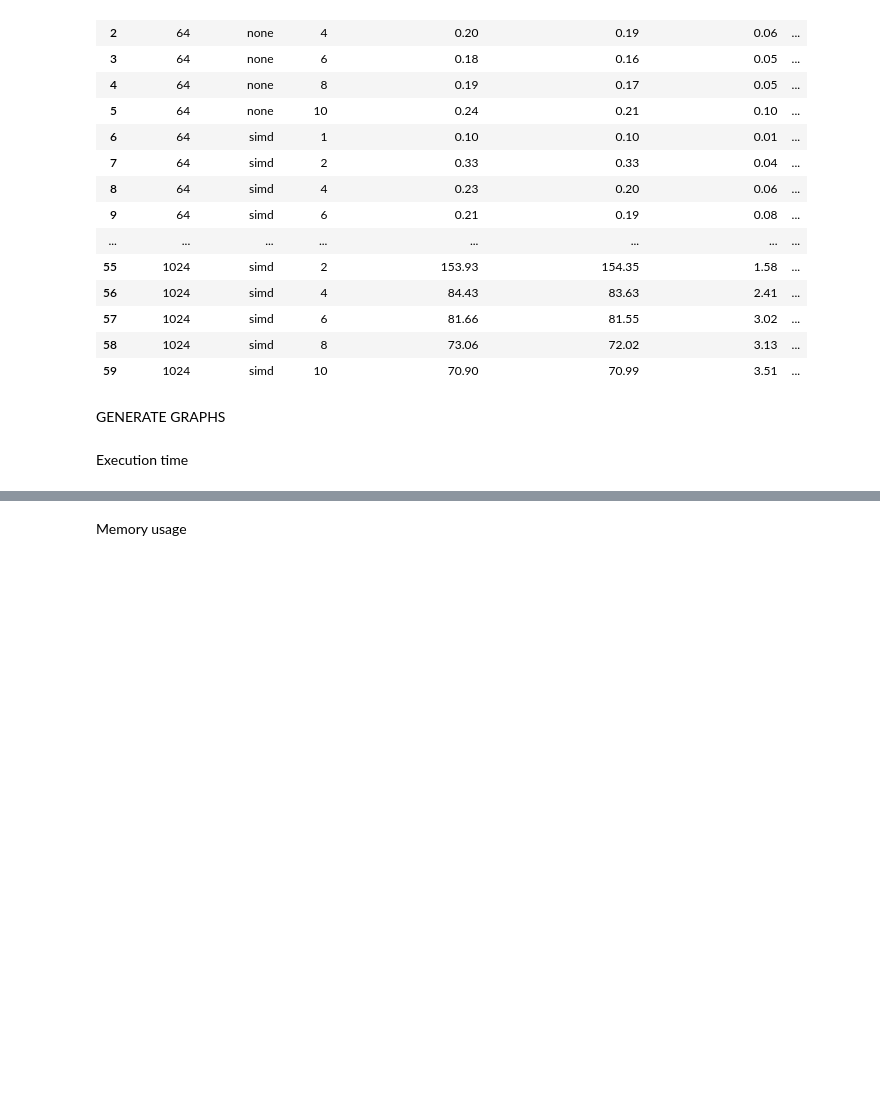
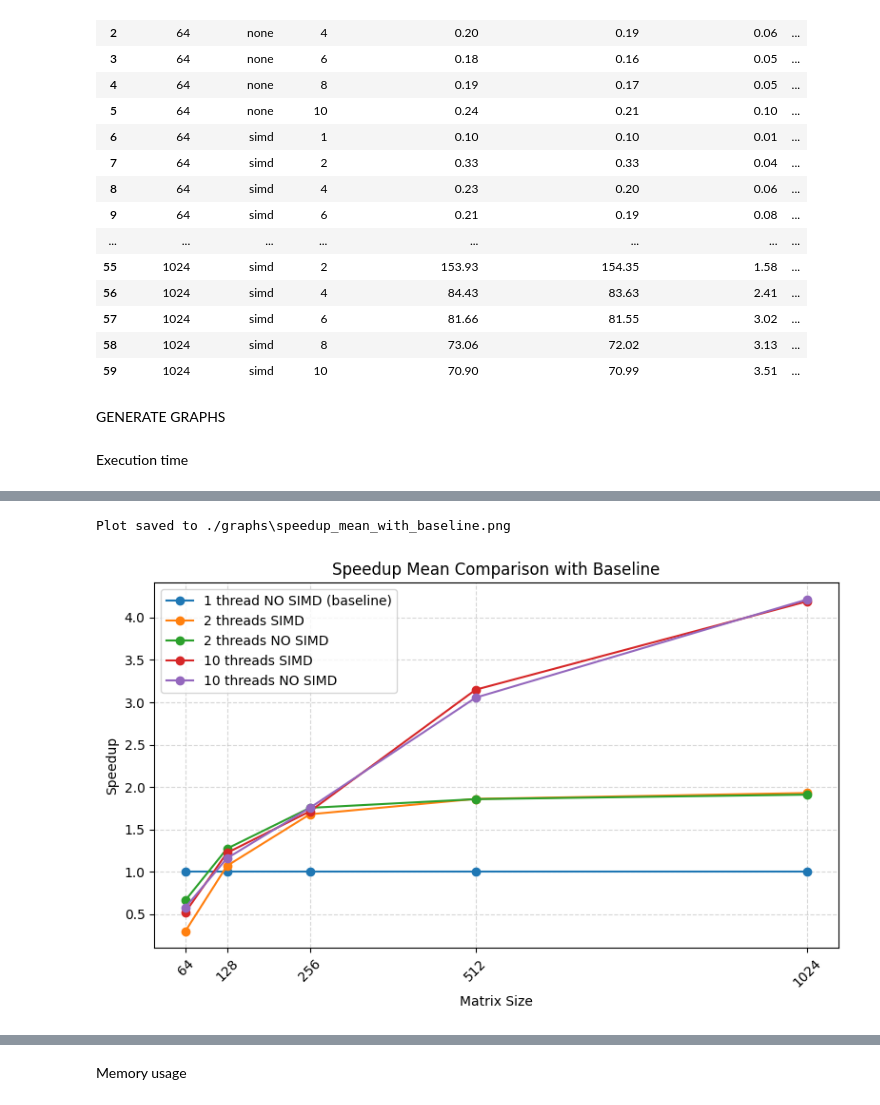
Before and after one commit to KaarloCaballero/Big_data-Task_3, a Jupyter notebook: process_data.ipynb, the cells around one changed output, grey strips where cells are left out. Cells and saved outputs as stored; diff of their text form; code cells hidden in the pictures; blank space fills up the shorter version.

Commit message:
Added final graphs

```diff
--- a/process_data.ipynb
+++ b/process_data.ipynb
@@ -267,0 +346,77 @@ Plot saved to ./graphs\speedup_execution_time_ms_std_without_simd.png
+# %%
+# Preparar variables
+matrix_sizes = sorted(agg_df['matrix_size'].unique())
+
+metric = "execution_time_ms_mean"
+
+speedup_simd_2 = []
+speedup_none_2 = []
+speedup_simd_10 = []
+speedup_none_10 = []
+baseline_1thread_none = []
+
+for size in matrix_sizes:
+
+    # Baseline: 1 thread, no SIMD
+    df_none = agg_df[(agg_df["matrix_size"] == size) & (agg_df["vectorization"] == "none")]
+    t1_none = df_none[df_none["threads"] == 1][metric].mean()
+    baseline_1thread_none.append(1.0)  # speedup baseline is always 1
+
+    # SIMD
+    df_simd = agg_df[(agg_df["matrix_size"] == size) & (agg_df["vectorization"] == "simd")]
+    t1_simd = df_simd[df_simd["threads"] == 1][metric].mean()
+    t2_simd  = df_simd[df_simd["threads"] == 2][metric].mean()
+    t10_simd = df_simd[df_simd["threads"] == 10][metric].mean()
+    speedup_simd_2.append(t1_simd / t2_simd)
+    speedup_simd_10.append(t1_simd / t10_simd)
+
+    # NONE
+    t2_none  = df_none[df_none["threads"] == 2][metric].mean()
+    t10_none = df_none[df_none["threads"] == 10][metric].mean()
+    speedup_none_2.append(t1_none / t2_none)
+    speedup_none_10.append(t1_none / t10_none)
+
+# ----------------------------------------------------------------------
+# Graficar comparación combinada con baseline
+# ----------------------------------------------------------------------
+
+plot_lines(
+    x=matrix_sizes,
+    y=[
+        baseline_1thread_none,
+        speedup_simd_2,
+        speedup_none_2,
+        speedup_simd_10,
+        speedup_none_10
+    ],
+    labels=[
+        "1 thread NO SIMD (baseline)",
+        "2 threads SIMD",
+        "2 threads NO SIMD",
+        "10 threads SIMD",
+        "10 threads NO SIMD"
+    ],
+    file_name="speedup_mean_with_baseline.png",
+    title="Speedup Mean Comparison with Baseline",
+    xlabel="Matrix Size",
+    ylabel="Speedup",
+    markers=True
+)
+
+# ----------------------------------------------------------------------
+# Tabla con los datos usados en la gráfica
+# ----------------------------------------------------------------------
+
+comparison_table = pd.DataFrame({
+    "matrix_size": matrix_sizes,
+    "baseline_1thread_none": baseline_1thread_none,
+    "speedup_simd_2": speedup_simd_2,
+    "speedup_none_2": speedup_none_2,
+    "speedup_simd_10": speedup_simd_10,
+    "speedup_none_10": speedup_none_10
+})
+
+print(comparison_table)
+# %% [output]
+Plot saved to ./graphs\speedup_mean_with_baseline.png
+[figure, added]
```
Also changed, not shown: parts of 20 cells of this notebook, 4 other files.
